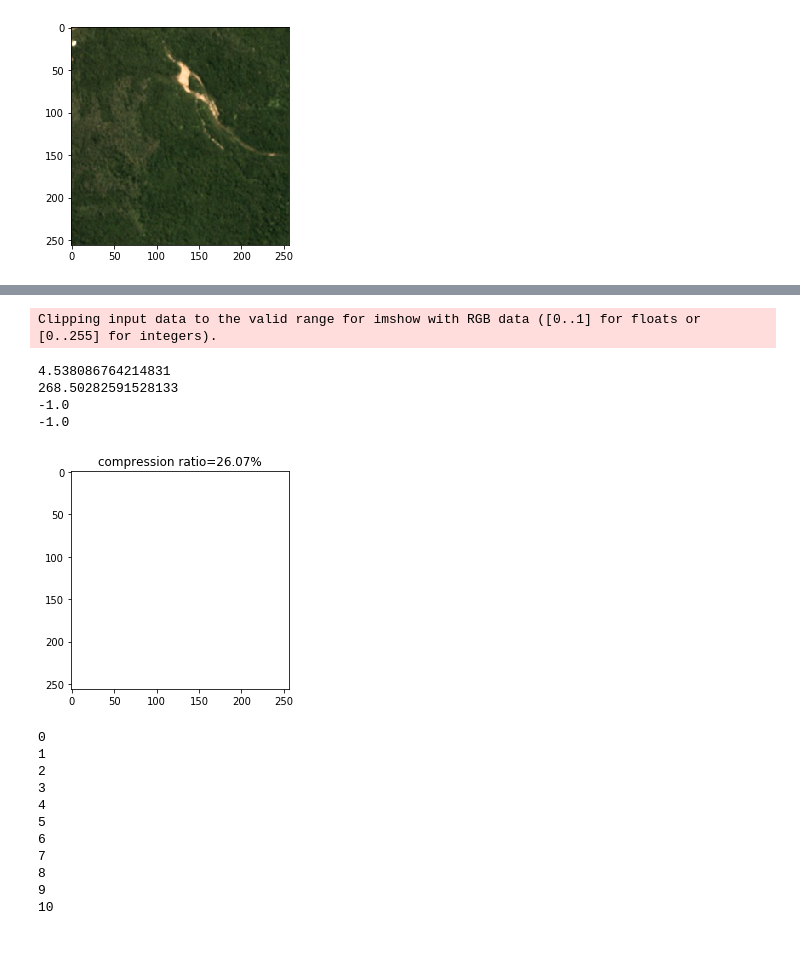
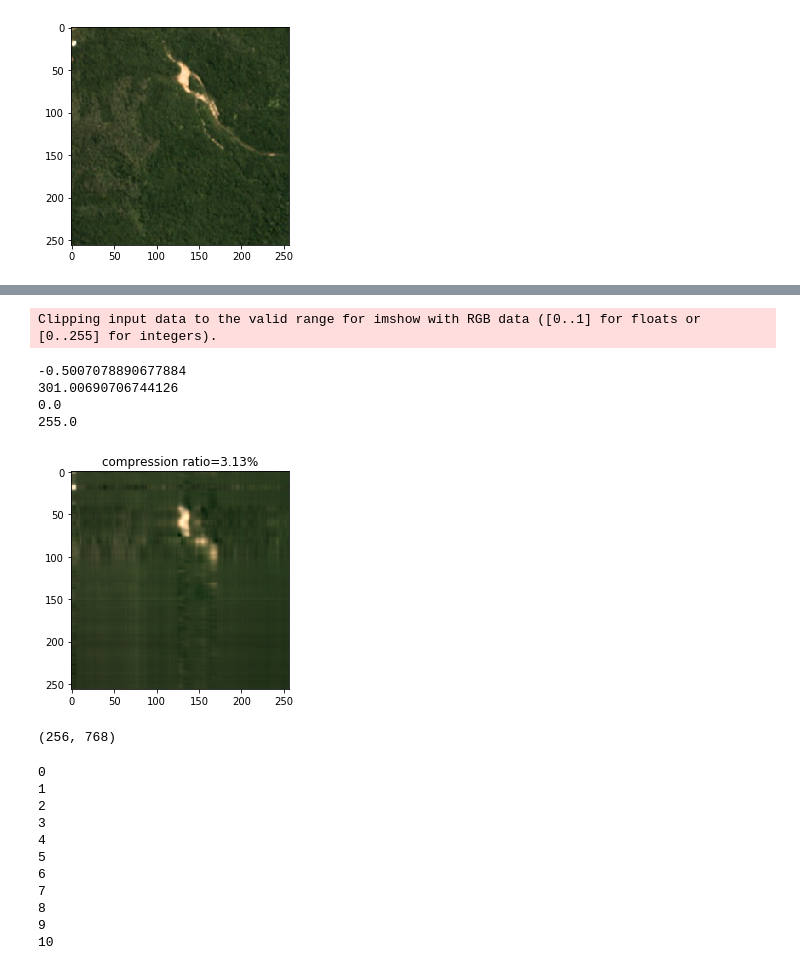
Before and after one commit to khabboud/WiDS2019, a Jupyter notebook: widsdatathon2019/load_data.ipynb, the cells around one changed output, grey strips where cells are left out. Cells and saved outputs as stored; diff of their text form; code cells hidden in the pictures.

```diff
--- a/widsdatathon2019/load_data.ipynb
+++ b/widsdatathon2019/load_data.ipynb
@@ -60,13 +74,41 @@ plt.show()
+# %%
+# compressing images
+# source: https://medium.com/@rameshputalapattu/jupyter-python-image-compression-and-svd-an-interactive-exploration-703c953e44f6
+
+
+from numpy.linalg import svd
+def compress_RGBimg(img = img_2, k = 4):
+    original_shape = img.shape
+    img_reshaped = img.reshape((original_shape[0],original_shape[1]*3))
+    img_reconst_mat,_ = compress_svd(img_reshaped, k)
+    img_reconst = img_reconst_mat.reshape(original_shape)
+    compression_ratio = 100.0*(k*(original_shape[0]+ 3*original_shape[1])+k)/(original_shape[0]*original_shape[1]*original_shape[2])
+    plt.title("compression ratio={:.2f}".format(compression_ratio)+"%")
+    # RGB pixel values need to be int (0,255)
+    plt.imshow(img_reconst.astype(int))
+    return img_reconst, img_reconst_mat
+
+def compress_svd(img,k):
+    U,s,V = svd(img, full_matrices = False)
+    reconst_mat = np.dot(U[:,:k],np.dot(np.diag(s[:k]), V[:k,:]))
+    return reconst_mat, s
 # %%
-comp_img = compress_RGBimg(img_2, 50)
+#try compressing an image and see how it looks like
+k = 6
+comp_img, comp_img_mat= compress_RGBimg(img_2, k)
 print(np.min(comp_img))
 print(np.max(comp_img))
 print(np.min(X[0,:]))
 print(np.max(X[0,:]))
+plt.show()
+
+#not sure that's helping when i still have the same size :S mmm
+comp_img_mat.shape
 # %% [output]
 Clipping input data to the valid range for imshow with RGB data ([0..1] for floats or [0..255] for integers).
-4.538086764214831
-268.50282591528133
--1.0
--1.0
+-0.5007078890677884
+301.00690706744126
+0.0
+255.0
-[figure, old version]
+[figure, new version]
+(256, 768)
```
Also changed, not shown: parts of 12 cells of this notebook.
